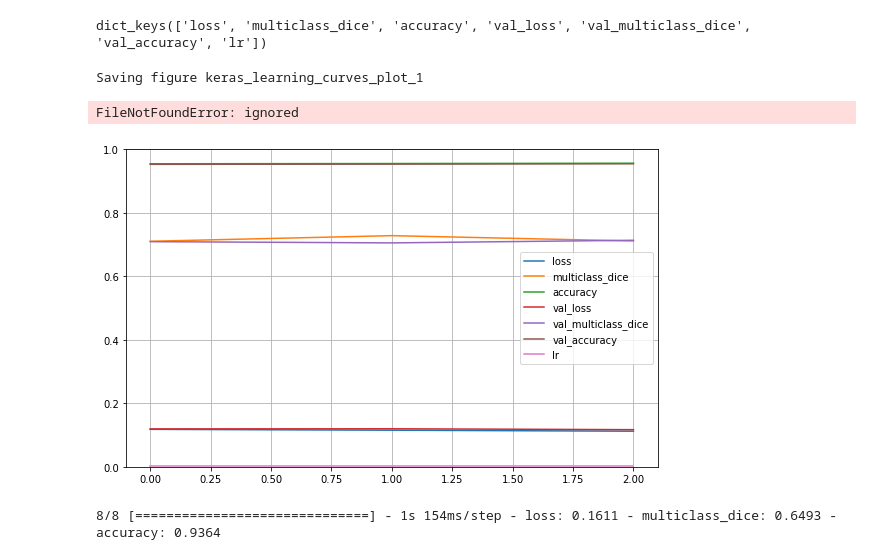
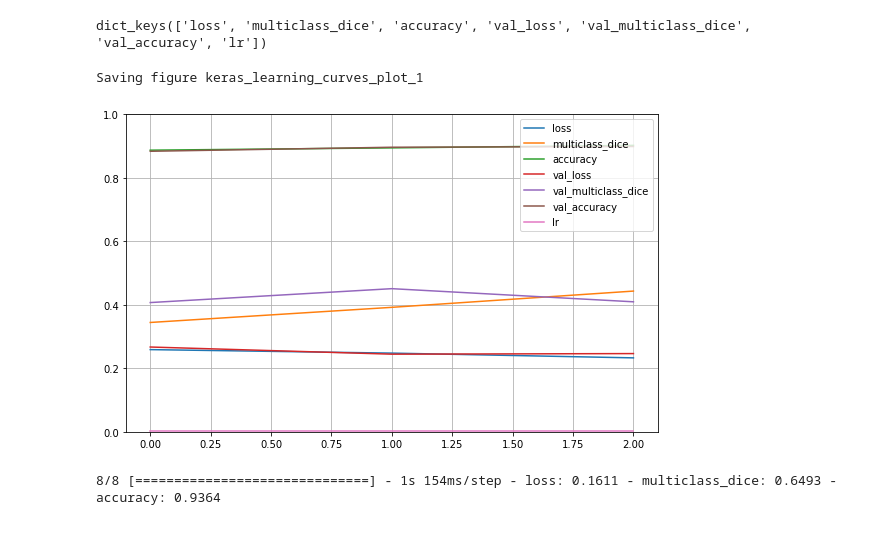
Before and after one commit to Itziar23/prueba, a Jupyter notebook: principal.ipynb, the cells around one changed output. Drawn from its saved outputs; the diff is of its cells as text; code cells hidden in the pictures.

```diff
--- a/principal.ipynb
+++ b/principal.ipynb
@@ -9,9 +9,9 @@ ruta='gdrive/My Drive/dataset/CAMUS/'
 # %% [output]
 Mounted at /content/gdrive
 # %%
-PROJECT_ROOT_DIR = "/content/gdrive/MyDrive/Colab Notebooks/images/"
+PROJECT_ROOT_DIR = "/content/gdrive/MyDrive/Colab Notebooks/"
 CHAPTER_ID = "cnn"
-IMAGES_PATH = os.path.join(PROJECT_ROOT_DIR, "images", CHAPTER_ID)
+IMAGES_PATH = os.path.join(PROJECT_ROOT_DIR, "images")
 # %%
 pip install SimpleITK
 # %% [output]
@@ -273,12 +300,12 @@ print(history_1.history.keys())
 # %% [output]
 dict_keys(['loss', 'multiclass_dice', 'accuracy', 'val_loss', 'val_multiclass_dice', 'val_accuracy', 'lr'])
 # %%
-pd.DataFrame(history_1.history).plot(figsize=(8, 5))
+df=pd.DataFrame(history_acnn.history)
+df.plot(figsize=(8, 5))
 plt.grid(True)
 plt.gca().set_ylim(0, 1)
 save_fig("keras_learning_curves_plot_1")
 plt.show()
 # %% [output]
 Saving figure keras_learning_curves_plot_1
-FileNotFoundError: ignored
-[figure, old version]
+[figure, new version]
```
Also changed, not shown: parts of 14 cells of this notebook.
